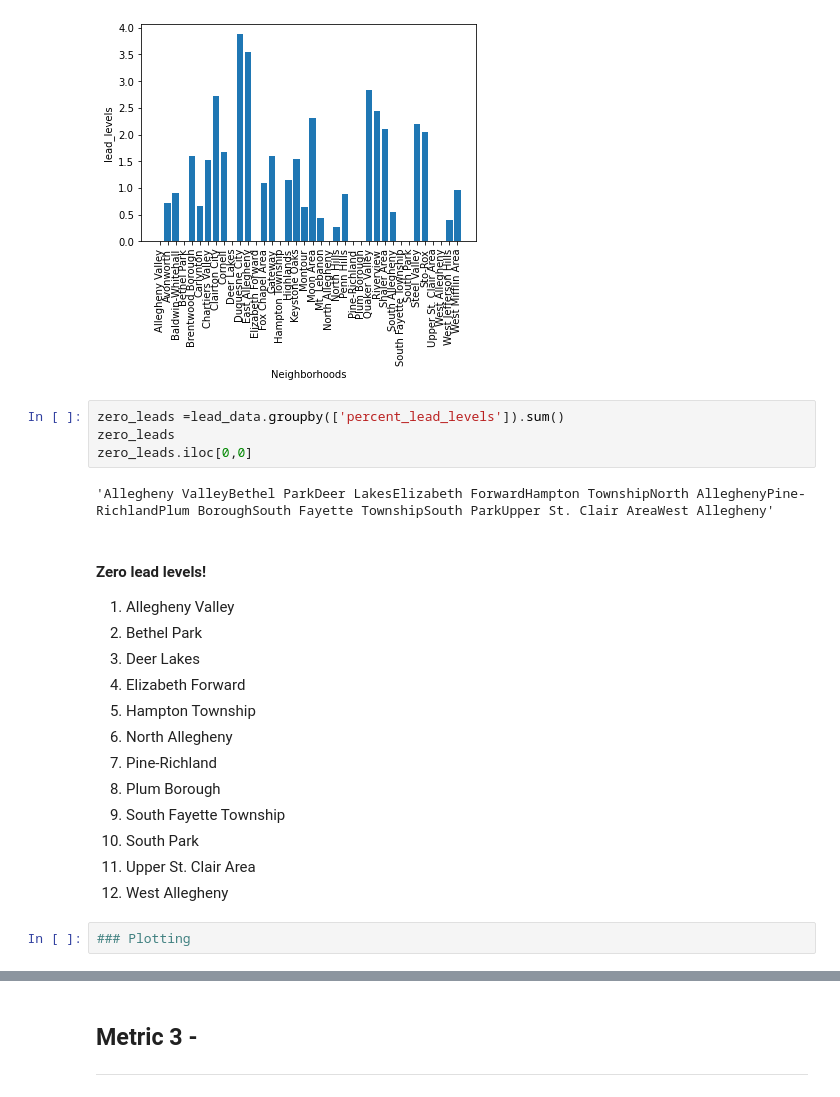
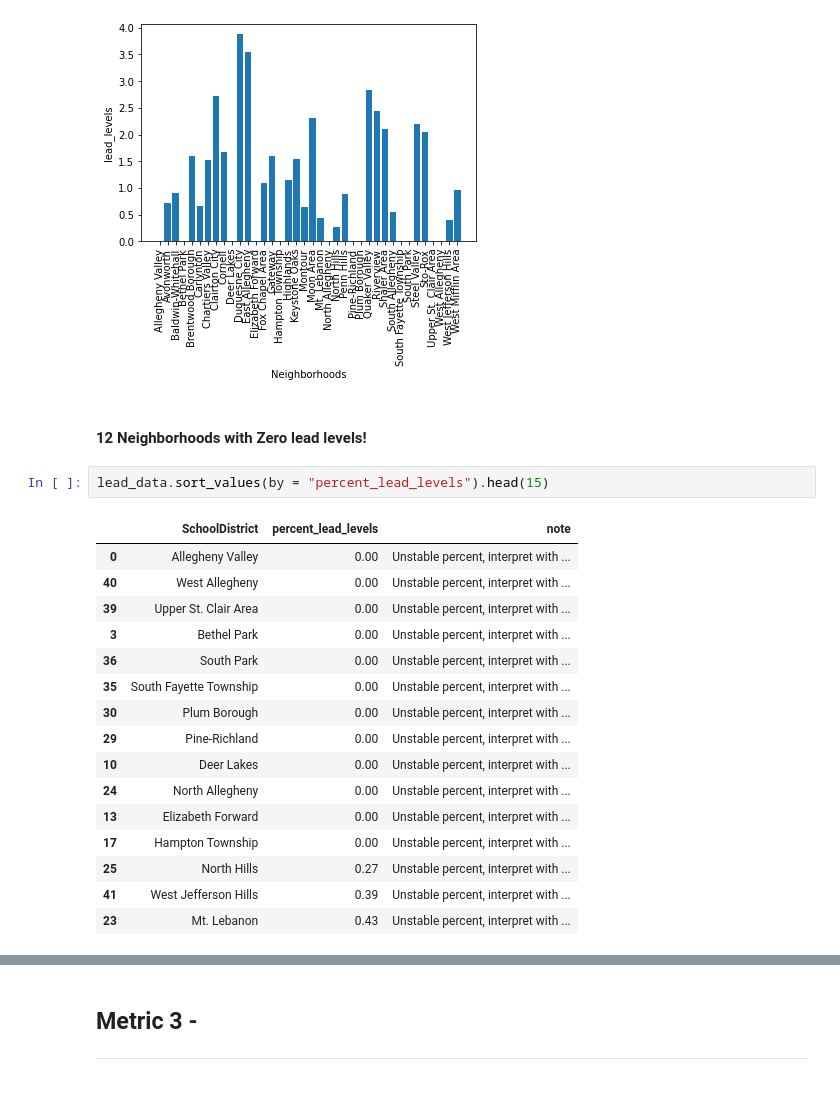
Before and after one commit to songxingyu1118/CMPINF10_Final_Project, a Jupyter notebook: Neighborhoods.ipynb, the cells around one changed output, grey strips where cells are left out. Drawn from its saved outputs; the diff is of its cells as text.

```diff
--- a/Neighborhoods.ipynb
+++ b/Neighborhoods.ipynb
@@ -332,25 +366,24 @@ plt.xticks(keys, rotation='vertical', size=10)
 plt.show()
 # %% [output]
 [figure]
-# %%
-zero_leads =lead_data.groupby(['percent_lead_levels']).sum()
-zero_leads
-zero_leads.iloc[0,0]
-# %% [output]
-'Allegheny ValleyBethel ParkDeer LakesElizabeth ForwardHampton TownshipNorth AlleghenyPine-RichlandPlum BoroughSouth Fayette TownshipSouth ParkUpper St. Clair AreaWest Allegheny'
-# %% [markdown]
-#### Zero lead levels!
-1. Allegheny Valley
-2. Bethel Park
-3. Deer Lakes
-4. Elizabeth Forward
-5. Hampton Township
-6. North Allegheny
-7. Pine-Richland
-8. Plum Borough
-9. South Fayette Township
-10. South Park
-11. Upper St. Clair Area
-12. West Allegheny
-# %%
-### Plotting
+# %% [markdown]
+#### 12 Neighborhoods with Zero lead levels!
+# %%
+lead_data.sort_values(by = "percent_lead_levels").head(15)
+# %% [output]
+|  | SchoolDistrict | percent_lead_levels | note |
+| 0 | Allegheny Valley | 0.00 | Unstable percent, interpret with ... |
+| 40 | West Allegheny | 0.00 | Unstable percent, interpret with ... |
+| 39 | Upper St. Clair Area | 0.00 | Unstable percent, interpret with ... |
+| 3 | Bethel Park | 0.00 | Unstable percent, interpret with ... |
+| 36 | South Park | 0.00 | Unstable percent, interpret with ... |
+| 35 | South Fayette Township | 0.00 | Unstable percent, interpret with ... |
+| 30 | Plum Borough | 0.00 | Unstable percent, interpret with ... |
+| 29 | Pine-Richland | 0.00 | Unstable percent, interpret with ... |
+| 10 | Deer Lakes | 0.00 | Unstable percent, interpret with ... |
+| 24 | North Allegheny | 0.00 | Unstable percent, interpret with ... |
+| 13 | Elizabeth Forward | 0.00 | Unstable percent, interpret with ... |
+| 17 | Hampton Township | 0.00 | Unstable percent, interpret with ... |
+| 25 | North Hills | 0.27 | Unstable percent, interpret with ... |
+| 41 | West Jefferson Hills | 0.39 | Unstable percent, interpret with ... |
+| 23 | Mt. Lebanon | 0.43 | Unstable percent, interpret with ... |
```
Also changed, not shown: parts of 21 cells of this notebook.
